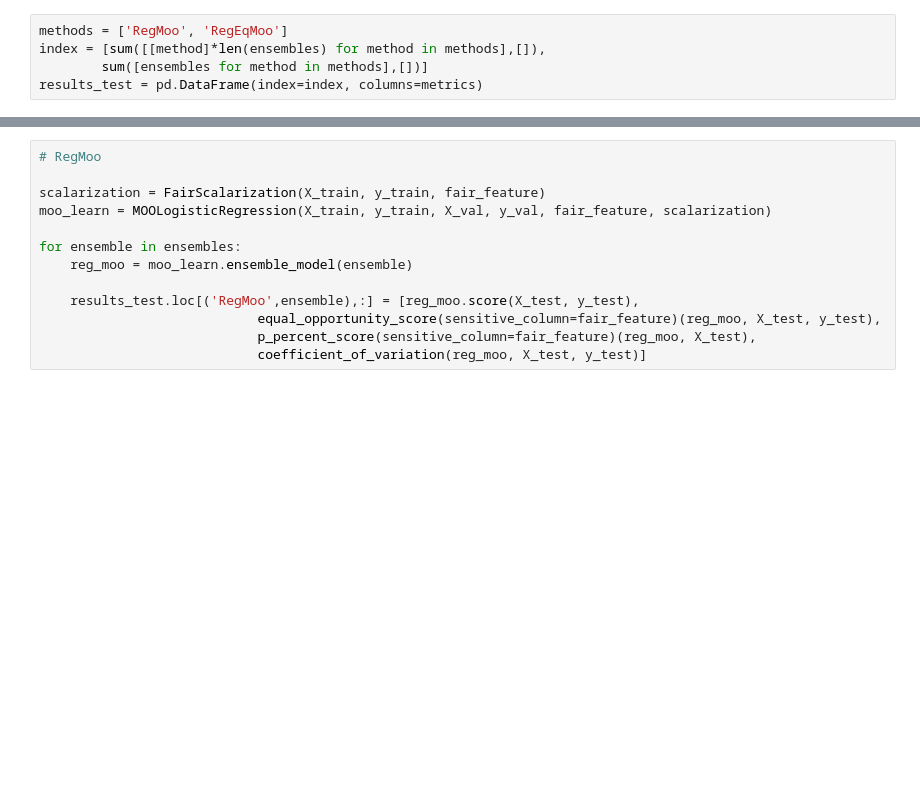
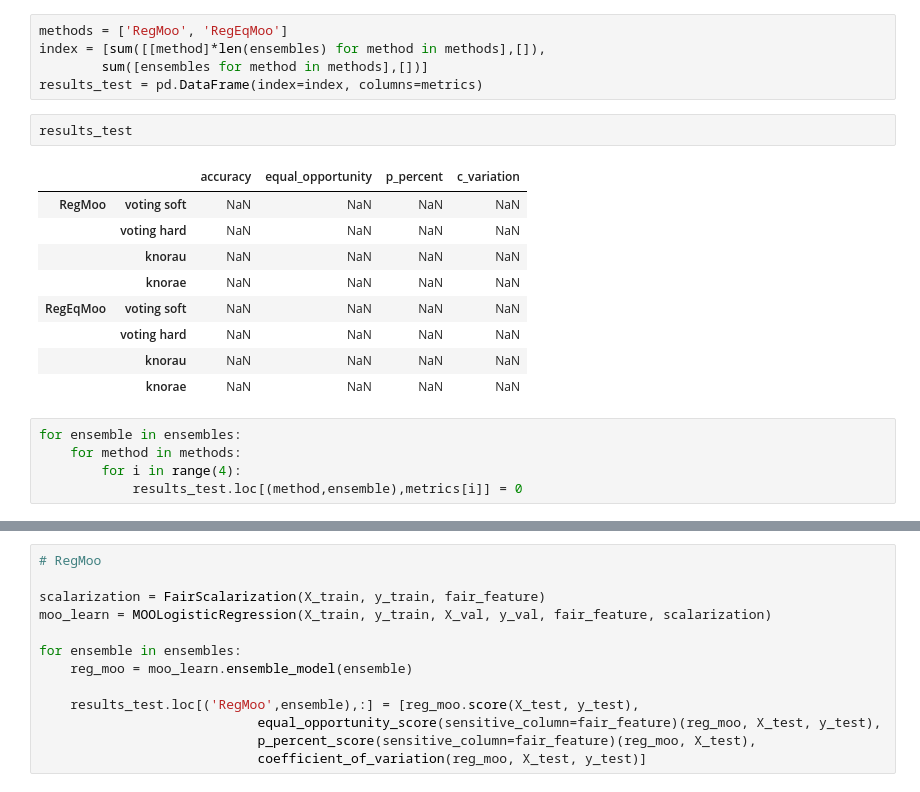
Before and after one commit to viguardieiro/moopt_fairness, a Jupyter notebook: Models comparison - Adult Census Income.ipynb, the cells around one changed output, grey strips where cells are left out. Saved outputs shown, nothing was run; the diff lists cells and outputs as text; blank space fills up the shorter version.

```diff
--- a/Models comparison - Adult Census Income.ipynb
+++ b/Models comparison - Adult Census Income.ipynb
@@ -298,3 +300,20 @@ methods = ['RegMoo', 'RegEqMoo']
 index = [sum([[method]*len(ensembles) for method in methods],[]),
         sum([ensembles for method in methods],[])]
 results_test = pd.DataFrame(index=index, columns=metrics)
+# %%
+results_test
+# %% [output]
+|  |  | accuracy | equal_opportunity | p_percent | c_variation |
+| RegMoo | voting soft | NaN | NaN | NaN | NaN |
+|  | voting hard | NaN | NaN | NaN | NaN |
+|  | knorau | NaN | NaN | NaN | NaN |
+|  | knorae | NaN | NaN | NaN | NaN |
+| RegEqMoo | voting soft | NaN | NaN | NaN | NaN |
+|  | voting hard | NaN | NaN | NaN | NaN |
+|  | knorau | NaN | NaN | NaN | NaN |
+|  | knorae | NaN | NaN | NaN | NaN |
+# %%
+for ensemble in ensembles:
+    for method in methods:
+        for i in range(4):
+            results_test.loc[(method,ensemble),metrics[i]] = 0
```
Also changed, not shown: parts of 3 cells of this notebook, 9 other files.
